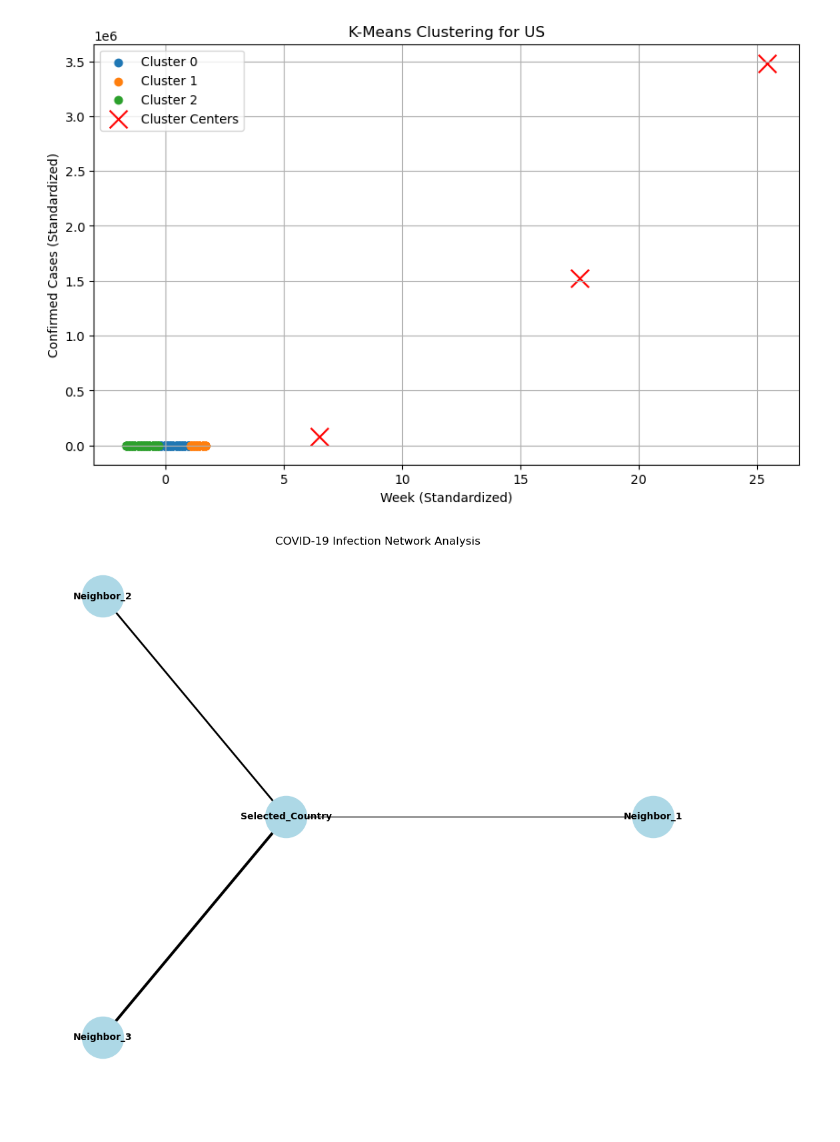
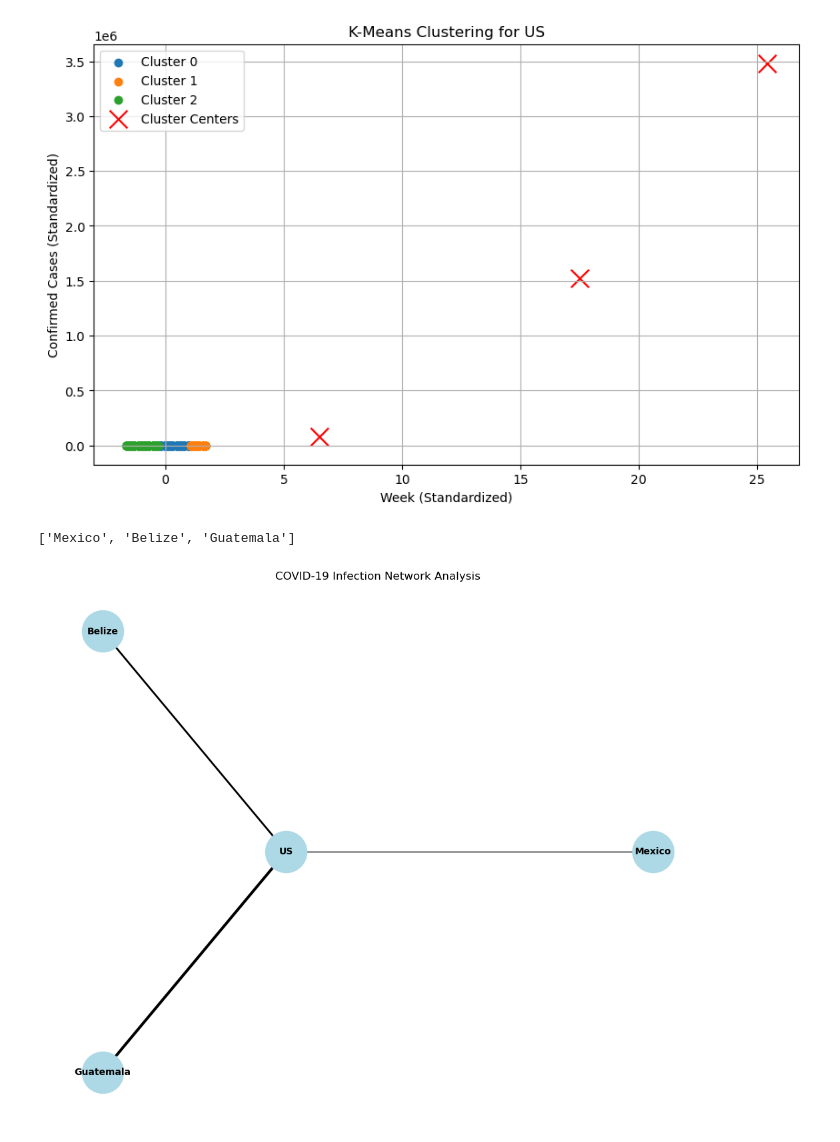
Before and after one commit to CluongUni/torrens-bda601, a Jupyter notebook: Assessment 03/A00117495_BDA601_Assessment3.ipynb, the cells around one changed output. Drawn from its saved outputs; the diff is of its cells as text; code cells hidden in the pictures.

```diff
--- a/Assessment 03/A00117495_BDA601_Assessment3.ipynb
+++ b/Assessment 03/A00117495_BDA601_Assessment3.ipynb
@@ -139,8 +139,14 @@ plt.show()
 # %% [output]
 [figure]
 # %%
+# Get coordinates of the selected country
+country_coords = df_melted[df_melted['Country/Region'] == selected_country][['Lat', 'Long']].mean()
+
+# Calculate distance from the selected country
 df_melted['Distance'] = ((df_melted['Lat'] - country_coords['Lat'])**2 +
                         (df_melted['Long'] - country_coords['Long'])**2)**0.5
+
+# Find neighboring countries based on distance
 neighboring_countries = (df_melted.groupby('Country/Region')['Distance']
                        .mean()
                        .sort_values()
@@ -148,37 +154,40 @@ neighboring_countries = (df_melted.groupby('Country/Region')['Distance']
                        .index
                        .tolist())
 neighboring_countries.remove(selected_country)
+print(neighboring_countries)
+# %% [output]
+['Mexico', 'Belize', 'Guatemala']
 # %%
 import networkx as nx
 import numpy as np  # Make sure numpy is imported
 import matplotlib.pyplot as plt
 
 G = nx.Graph()
 
 # Add nodes and positions
-G.add_node('Selected_Country', pos=(0, 0))  # Center node
-neighbors = ['Neighbor_1', 'Neighbor_2', 'Neighbor_3']
-for i, neighbor in enumerate(neighbors):
-    angle = 2 * np.pi * i / len(neighbors)  # Arrange neighbors in a circular layout
+G.add_node(selected_country, pos=(0, 0))  # Center node
+
+for i, neighbor in enumerate(neighboring_countries):
+    angle = 2 * np.pi * i / len(neighboring_countries)  # Arrange neighbors in a circular layout
     G.add_node(neighbor, pos=(np.cos(angle), np.sin(angle)))
-    G.add_edge('Selected_Country', neighbor, weight=0.5 * (i + 1))  # Assign edge weights
+    G.add_edge(selected_country, neighbor, weight=0.5 * (i + 1))  # Assign edge weights
 
 # Get positions
 pos = nx.get_node_attributes(G, 'pos')
 
 # Draw the graph
 plt.figure(figsize=(10, 8))
 nx.draw(
     G,
     pos,
     with_labels=True,
     node_color='lightblue',
     node_size=2000,
     font_size=10,
     font_weight='bold',
     width=[G[u][v]['weight'] * 2 for u, v in G.edges()]
 )
 plt.title("COVID-19 Infection Network Analysis")
 plt.show()
 # %% [output]
-[figure, old version]
+[figure, new version]
```
